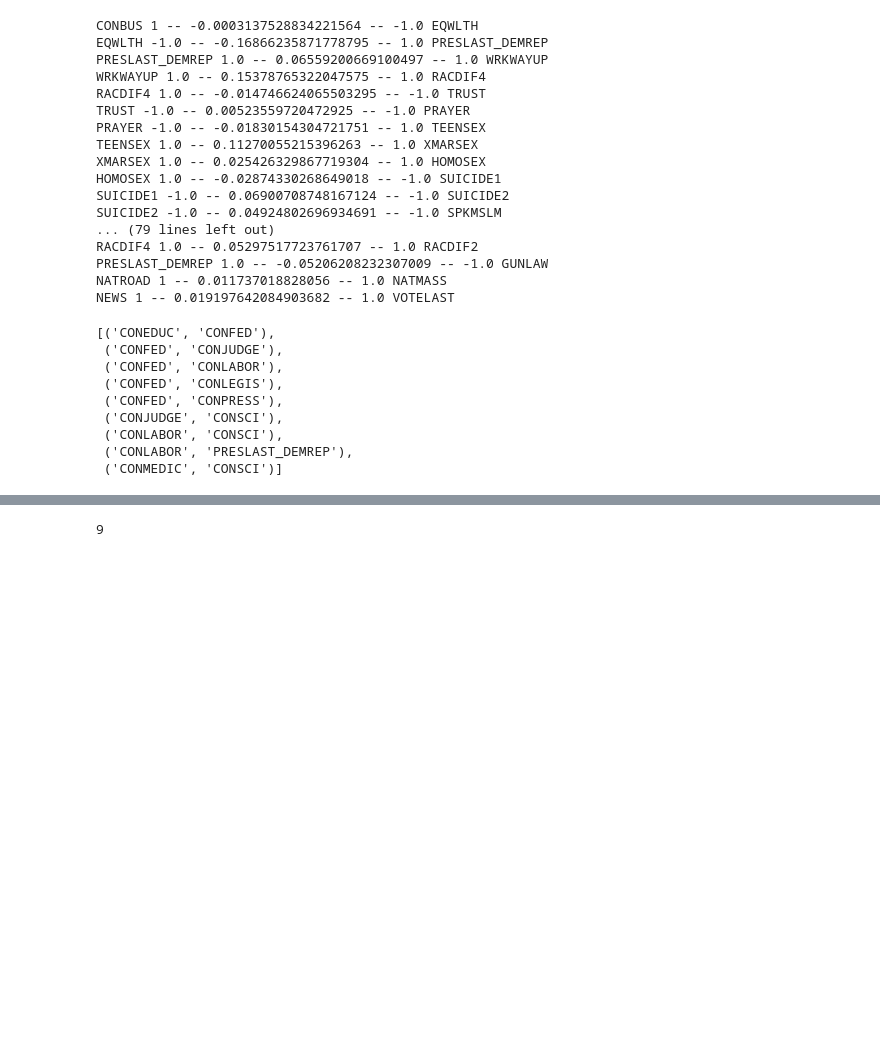
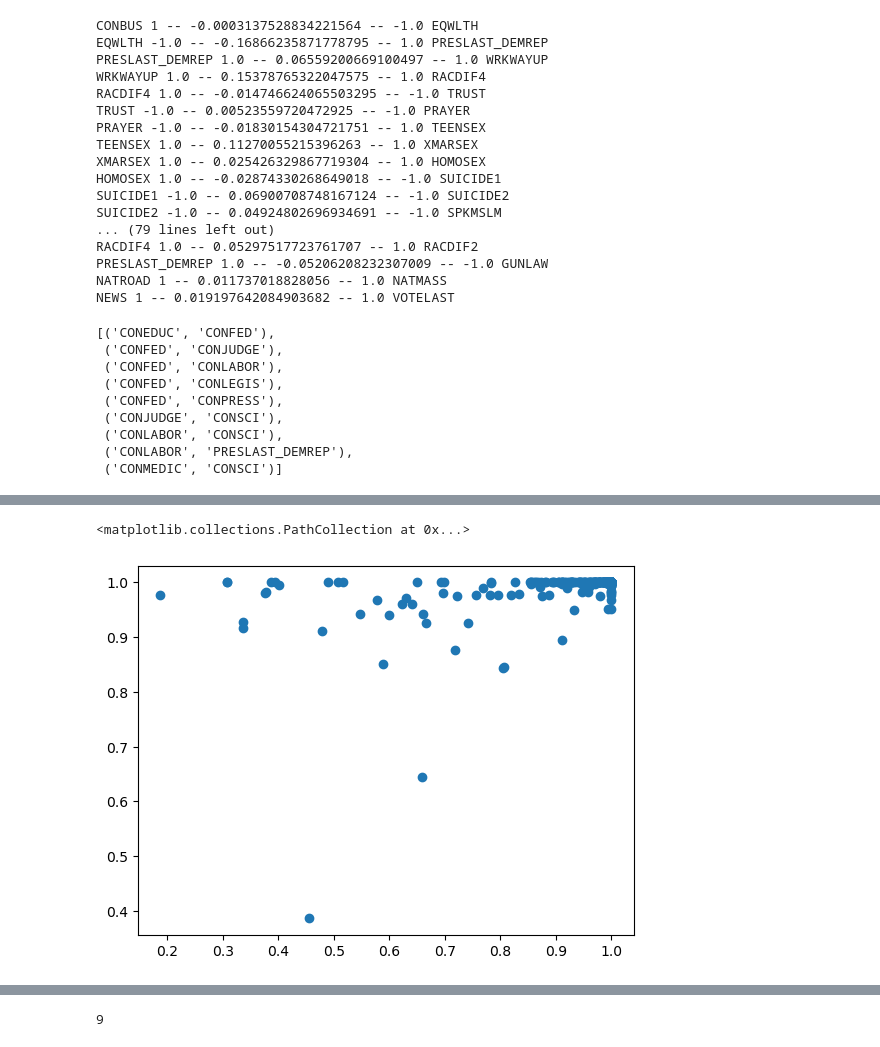
Before and after one commit to victorvikram/BeliefNetworkEvo, a Jupyter notebook: nbk/v_change_networks.ipynb, the cells around one changed output, grey strips where cells are left out. Saved outputs shown, nothing was run; the diff lists cells and outputs as text; code cells hidden in the pictures; blank space fills up the shorter version.

```diff
--- a/nbk/v_change_networks.ipynb
+++ b/nbk/v_change_networks.ipynb
@@ -306,0 +329,19 @@ violations
+# %%
+random_start_nodes = np.random.choice(var_list, size=(200,))
+
+full_edge_dict = {edge: [] for edge in G.edges()}
+for i, start_node in enumerate(random_start_nodes):
+    cycle_decomp = nx.cycle_basis(G, start_node)
+    curr_edge_dict = tally_cycles(cycle_decomp)
+
+    for edge, measurement in curr_edge_dict.items():
+        full_edge_dict[edge].append(measurement)
+
+edge_dict_pct_basis = {}
+for edge, lst in full_edge_dict.items():
+    mean_vals = np.mean(np.array(lst), axis=0)
+    if (~np.isnan(mean_vals)).all():
+        avg_cycle_membership = mean_vals[0] / mean_vals.sum()
+        edge_dict_pct_basis[edge] = avg_cycle_membership
+
+edge_dict_pct_basis
@@ -306,0 +366,9 @@ violations
+# %%
+cycles = list(nx.simple_cycles(G, length_bound=6))
+edge_dict_lim6 = tally_cycles(cycles)
+
+edge_dict_pct_lim6 = {}
+for edge, counts in edge_dict_lim6.items():
+    edge_dict_pct_lim6[edge] = edge_dict_lim6[edge][0] / edge_dict_lim6[edge].sum()
+
+print(edge_dict_pct_lim6)
@@ -306,0 +397,14 @@ violations
+# %%
+vals = edge_dict_pct_lim6.keys()
+
+x_vals = []
+y_vals = []
+
+for edge in edge_dict_lim6:
+    x_vals.append(edge_dict_pct_basis[edge])
+    y_vals.append(edge_dict_pct_lim6[edge])
+
+plt.scatter(x_vals, y_vals)
+# %% [output]
+<matplotlib.collections.PathCollection at 0x...>
+[figure, added]
```
Also changed, not shown: parts of 7 cells of this notebook.
